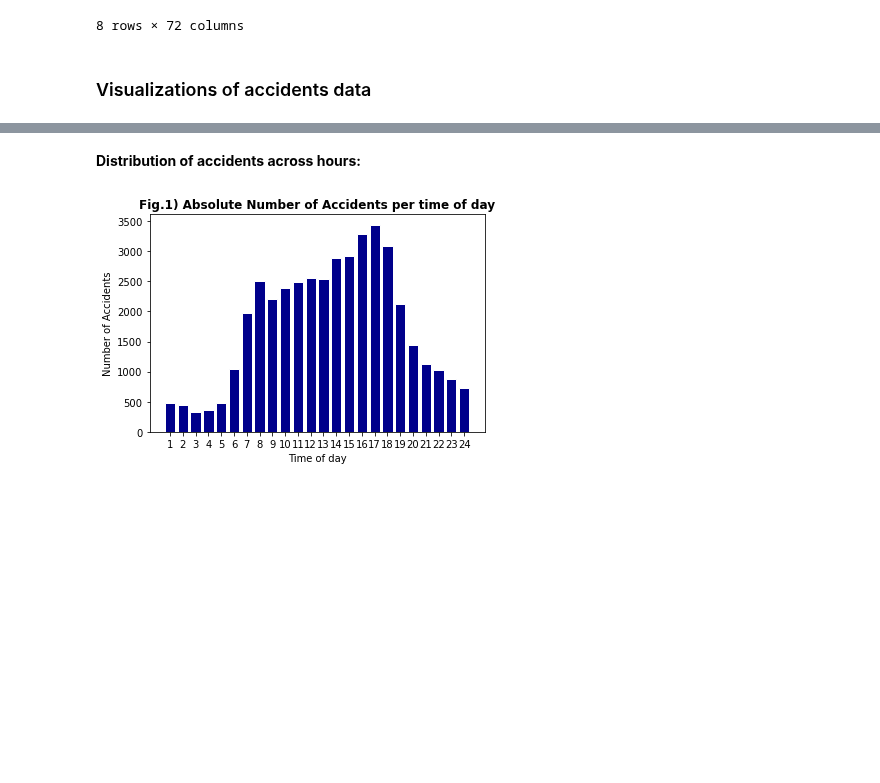
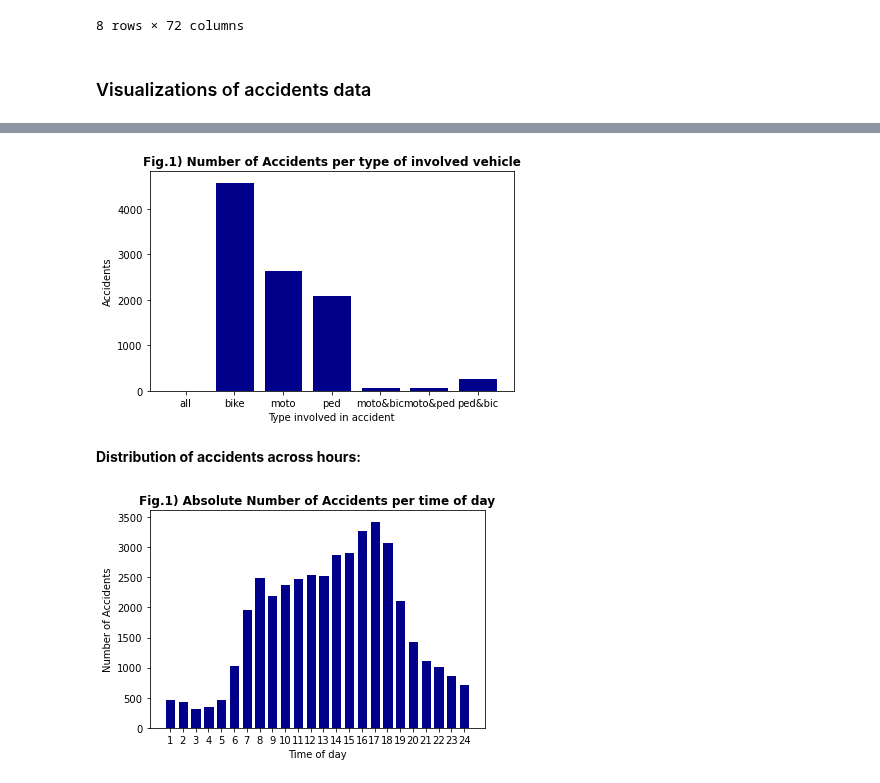
Before and after one commit to Antonio-226/Big-Data-Analytics-Group-Project, a Jupyter notebook: EDA.ipynb, the cells around one changed output, grey strips where cells are left out. Drawn from its saved outputs; the diff is of its cells as text; code cells hidden in the pictures; blank space fills up the shorter version.

```diff
--- a/EDA.ipynb
+++ b/EDA.ipynb
@@ -70,19 +68,35 @@ df_accidents['AccidentSeverityCategory'].value_counts().to_dict()
 all_ = len(df_accidents.loc[(df_accidents['AccidentInvolvingPedestrian']==1) & (df_accidents['AccidentInvolvingBicycle']==1)
                             & (df_accidents['AccidentInvolvingMotorcycle']==1)])
 
-bicycle_only_ = len(df_accidents.loc[(df_accidents['AccidentInvolvingBicycle']==1)])
+bic_only_ = len(df_accidents.loc[(df_accidents['AccidentInvolvingBicycle']==1)])
 moto_only_ = len(df_accidents.loc[(df_accidents['AccidentInvolvingMotorcycle']==1)])
 ped_only_ = len(df_accidents.loc[(df_accidents['AccidentInvolvingPedestrian']==1)])
 
 
-moto_bicycle_ = len(df_accidents.loc[(df_accidents['AccidentInvolvingMotorcycle']==1)
+moto_bic_ = len(df_accidents.loc[(df_accidents['AccidentInvolvingMotorcycle']==1)
                                     & (df_accidents['AccidentInvolvingBicycle']==1)])
 
 moto_ped_ = len(df_accidents.loc[(df_accidents['AccidentInvolvingMotorcycle']==1)
                                     & (df_accidents['AccidentInvolvingPedestrian']==1)])
 
-ped_bicycle_ = len(df_accidents.loc[(df_accidents['AccidentInvolvingPedestrian']==1)
+ped_bic_ = len(df_accidents.loc[(df_accidents['AccidentInvolvingPedestrian']==1)
                                     & (df_accidents['AccidentInvolvingBicycle']==1)])
+
+
+new_dict = {'all': all_, 'bike': bicycle_only_, 'moto': moto_only_, 'ped': ped_only_,
+           'moto&bic': moto_bicycle_, 'moto&ped': moto_ped_, 'ped&bic': ped_bicycle_}
+# %%
+labels = list(new_dict.keys())
+
+plt.title('Fig.1) Number of Accidents per type of involved vehicle', fontweight = 'bold')
+plt.bar(new_dict.keys(), new_dict.values(), color='darkblue', edgecolor='white', label='Mean',
+       tick_label = labels)
+plt.ylabel('Accidents')
+plt.xlabel('Type involved in accident')
+plt.tight_layout()
+plt.show()
+# %% [output]
+[figure, added]
 # %% [markdown]
 **Distribution of accidents across hours:**
 # %%
```
Also changed, not shown: parts of 3 cells of this notebook.
